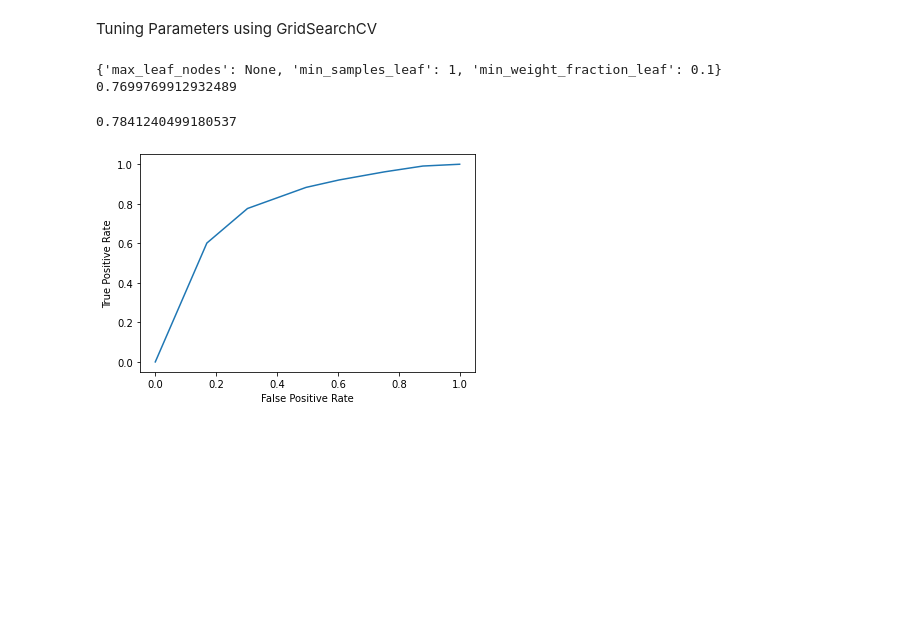
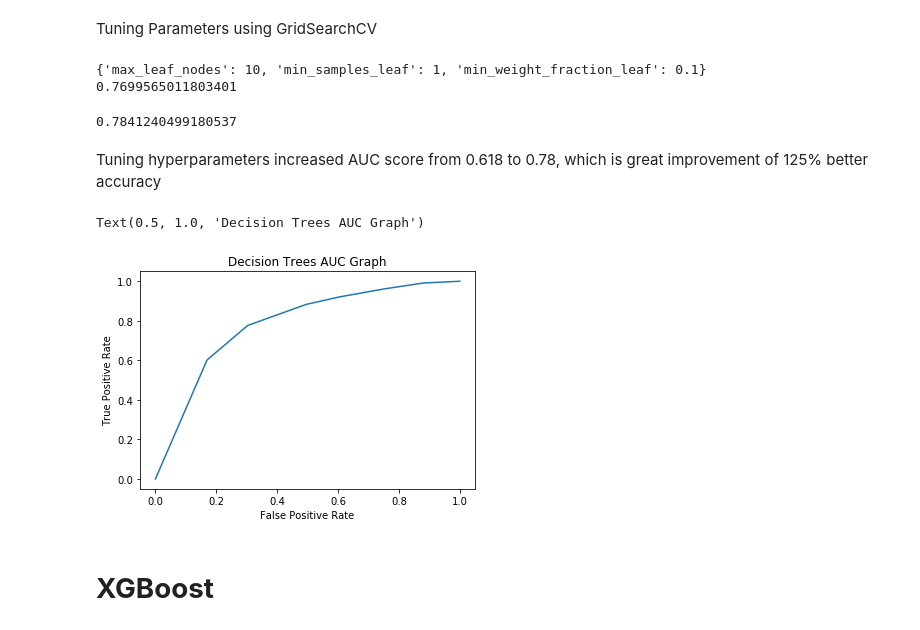
Before and after one commit to clara8043/credit_kaggle, a Jupyter notebook: analysis_2.ipynb, the cells around one changed output. Drawn from its saved outputs; the diff is of its cells as text; code cells hidden in the pictures; blank space fills up the shorter version.

```diff
--- a/analysis_2.ipynb
+++ b/analysis_2.ipynb
@@ -103,8 +102,8 @@ Tuning Parameters using GridSearchCV
 # %%
 from sklearn.model_selection import GridSearchCV
 params={"min_samples_leaf":[1,2,3,4,6,7,8,9,10],
-           "min_weight_fraction_leaf":[0.1,0.3,0.5,0.7,0.9],
-           "max_leaf_nodes":[None,10,20,30,40,50,60]}
+           "min_weight_fraction_leaf":[0.1,0.3,0.5],
+           "max_leaf_nodes":[10,20,30,40,50,60,70]}
 tuning_mod=GridSearchCV(clf,
                           param_grid=params,scoring='roc_auc',cv=4,verbose=3)
 # %%
@@ -122,17 +121,20 @@ auc = metrics.roc_auc_score(y_test,y_pred[:,1])
 auc
 #Auc : 0.78 Much higher than not tuned or Neural Network(0.62,0.71)
 # %% [output]
-{'max_leaf_nodes': None, 'min_samples_leaf': 1, 'min_weight_fraction_leaf': 0.1}
-0.7699769912932489
+{'max_leaf_nodes': 10, 'min_samples_leaf': 1, 'min_weight_fraction_leaf': 0.1}
+0.7699565011803401
 0.7841240499180537
+# %% [markdown]
+Tuning hyperparameters increased AUC score from 0.618 to 0.78, which is great improvement of 125% better accuracy
 # %%
 plt.plot(fpr,tpr)
 plt.xlabel("False Positive Rate")
 plt.ylabel("True Positive Rate")
-plt.show()
+plt.title("Decision Trees AUC Graph")
 # Much better result than neural network in analysis.ipynb
 # %% [output]
+Text(0.5, 1.0, 'Decision Trees AUC Graph')
-[figure, old version]
+[figure, new version]
 # %%
 # Test dataset data manipulation for model
 test_df = pd.read_csv('../credit_kaggle/GiveMeSomeCredit/cs-test.csv')
@@ -154,3 +156,5 @@ output_df = pd.DataFrame(id_col,columns=['Id'])
 output_df['Probability'] = y_test_pred[:,1]
 output_df
 output_df.to_csv('output_2.csv',index=False)
+# %% [markdown]
+# **XGBoost**
```
Also changed, not shown: parts of 12 cells of this notebook, 2 other files.
